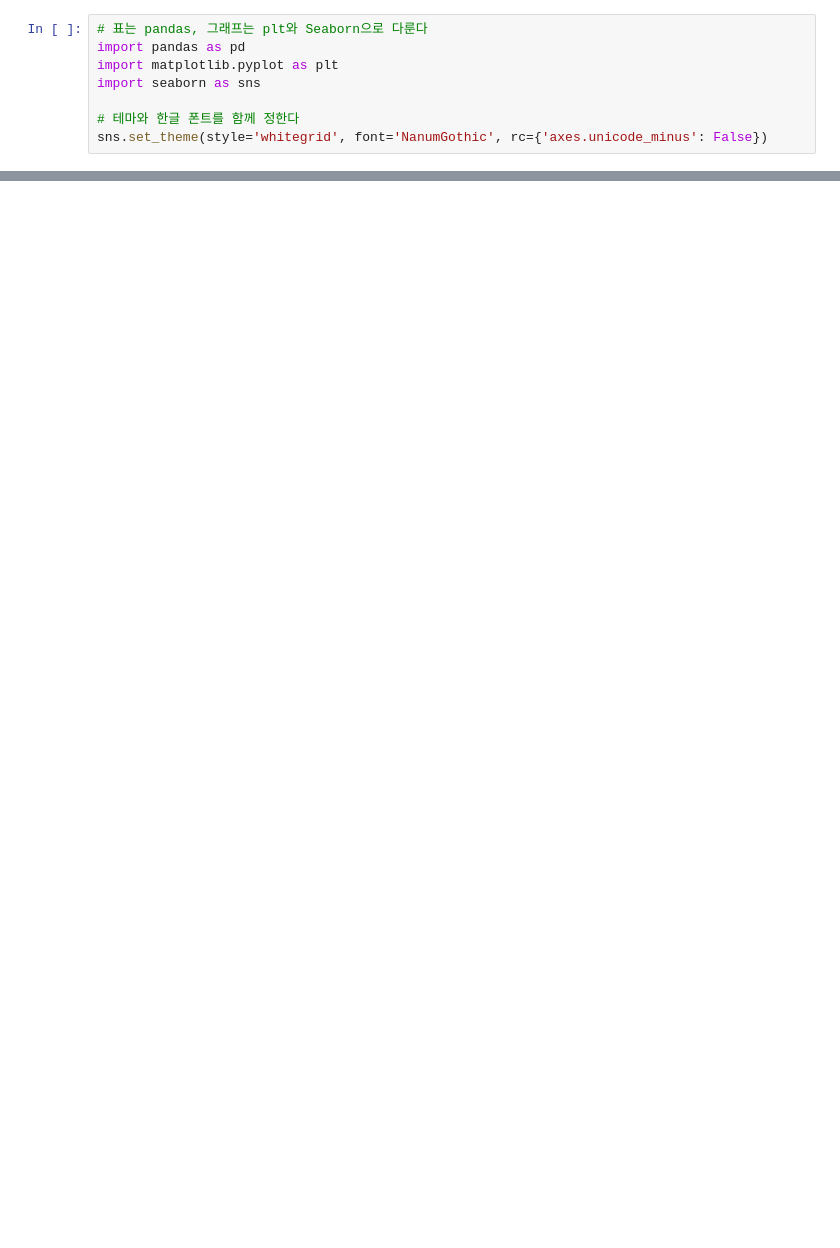
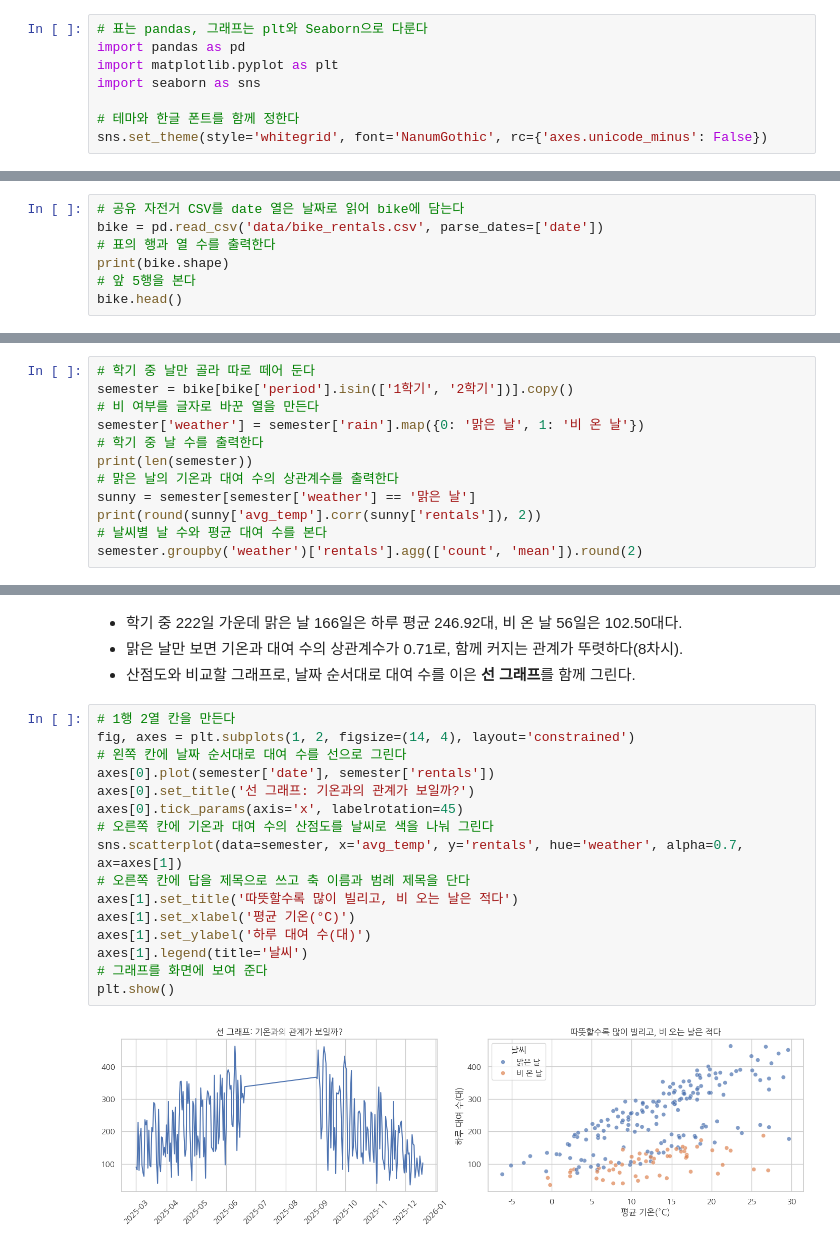
Before and after one commit to wonguwon/generate_lesson, a Jupyter notebook: materials/matplotlib-seaborn/10_미니프로젝트/10_미니프로젝트_강사용.ipynb, the cells around one changed output, grey strips where cells are left out. Drawn from its saved outputs; the diff is of its cells as text; blank space fills up the shorter version.

```diff
--- a/materials/matplotlib-seaborn/10_미니프로젝트/10_미니프로젝트_강사용.ipynb
+++ b/materials/matplotlib-seaborn/10_미니프로젝트/10_미니프로젝트_강사용.ipynb
@@ -366,0 +49,7 @@ plt.show()
+# %%
+# 공유 자전거 CSV를 date 열은 날짜로 읽어 bike에 담는다
+bike = pd.read_csv('data/bike_rentals.csv', parse_dates=['date'])
+# 표의 행과 열 수를 출력한다
+print(bike.shape)
+# 앞 5행을 본다
+bike.head()
@@ -366,0 +151,12 @@ plt.show()
+# %%
+# 학기 중 날만 골라 따로 떼어 둔다
+semester = bike[bike['period'].isin(['1학기', '2학기'])].copy()
+# 비 여부를 글자로 바꾼 열을 만든다
+semester['weather'] = semester['rain'].map({0: '맑은 날', 1: '비 온 날'})
+# 학기 중 날 수를 출력한다
+print(len(semester))
+# 맑은 날의 기온과 대여 수의 상관계수를 출력한다
+sunny = semester[semester['weather'] == '맑은 날']
+print(round(sunny['avg_temp'].corr(sunny['rentals']), 2))
+# 날씨별 날 수와 평균 대여 수를 본다
+semester.groupby('weather')['rentals'].agg(['count', 'mean']).round(2)
@@ -366,0 +170,22 @@ plt.show()
+# %% [markdown]
+* 학기 중 222일 가운데 맑은 날 166일은 하루 평균 246.92대, 비 온 날 56일은 102.50대다.
+* 맑은 날만 보면 기온과 대여 수의 상관계수가 0.71로, 함께 커지는 관계가 뚜렷하다(8차시).
+* 산점도와 비교할 그래프로, 날짜 순서대로 대여 수를 이은 <b>선 그래프</b>를 함께 그린다.
+# %%
+# 1행 2열 칸을 만든다
+fig, axes = plt.subplots(1, 2, figsize=(14, 4), layout='constrained')
+# 왼쪽 칸에 날짜 순서대로 대여 수를 선으로 그린다
+axes[0].plot(semester['date'], semester['rentals'])
+axes[0].set_title('선 그래프: 기온과의 관계가 보일까?')
+axes[0].tick_params(axis='x', labelrotation=45)
+# 오른쪽 칸에 기온과 대여 수의 산점도를 날씨로 색을 나눠 그린다
+sns.scatterplot(data=semester, x='avg_temp', y='rentals', hue='weather', alpha=0.7, ax=axes[1])
+# 오른쪽 칸에 답을 제목으로 쓰고 축 이름과 범례 제목을 단다
+axes[1].set_title('따뜻할수록 많이 빌리고, 비 오는 날은 적다')
+axes[1].set_xlabel('평균 기온(°C)')
+axes[1].set_ylabel('하루 대여 수(대)')
+axes[1].legend(title='날씨')
+# 그래프를 화면에 보여 준다
+plt.show()
+# %% [output]
+[figure, added]
```
Also changed, not shown: parts of 56 cells of this notebook, 14 other files.
